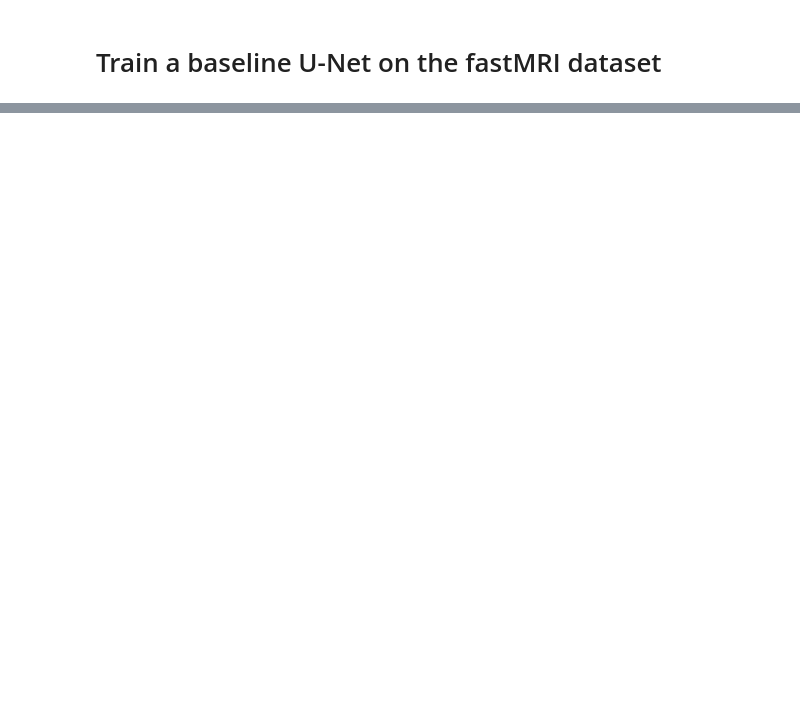
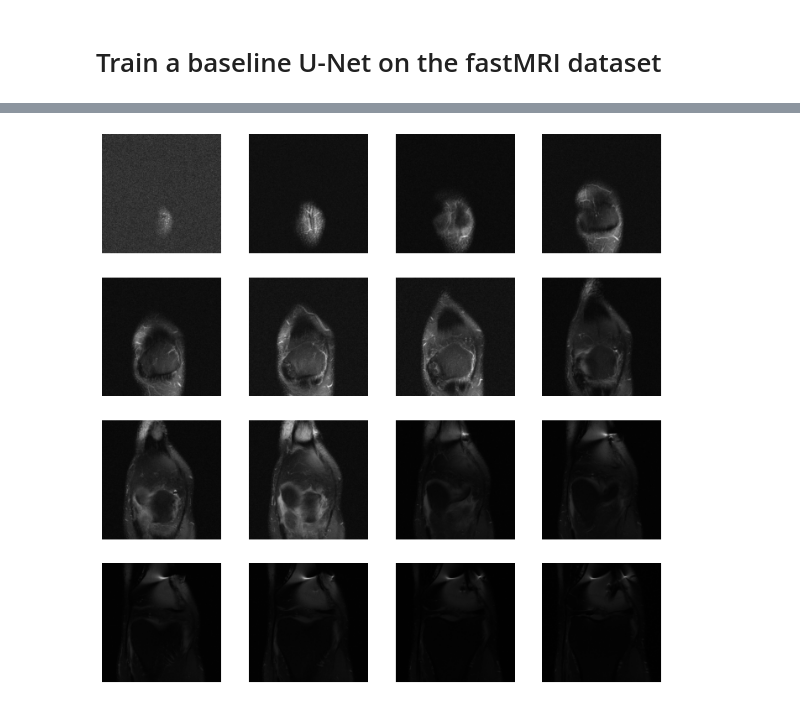
Before and after one commit to mrphys/tensorflow-mri, a Jupyter notebook: tools/docs/tutorials/recon/unet_fastmri.ipynb, the cells around one changed output, grey strips where cells are left out. Cells and saved outputs as stored; diff of their text form; code cells hidden in the pictures; blank space fills up the shorter version.

Commit message:
Enable reconstruction with dynamic image shape

```diff
--- a/tools/docs/tutorials/recon/unet_fastmri.ipynb
+++ b/tools/docs/tutorials/recon/unet_fastmri.ipynb
@@ -10,10 +17,12 @@ import tensorflow_mri as tfmri
 # %%
 # If necessary, change the path names here.
-data_path_train = "fastmri/brain_multicoil_train"
-data_path_val = "fastmri/brain_multicoil_val"
-data_path_test = "fastmri/brain_multicoil_test"
+fastmri_path = pathlib.Path("/media/storage/fastmri")
+
+data_path_train = fastmri_path / "knee_multicoil_train_temp"
+data_path_val = fastmri_path / "knee_multicoil_val_temp"
+data_path_test = fastmri_path / "knee_multicoil_test_temp"
 # %%
-files_train = glob.glob("*.h5", root_dir=data_path_train)
-files_val = glob.glob("*.h5", root_dir=data_path_val)
-files_test = glob.glob("*.h5", root_dir=data_path_test)
+files_train = data_path_train.glob("*.h5")
+files_val = data_path_val.glob("*.h5")
+files_test = data_path_test.glob("*.h5")
 # %%
@@ -82,0 +116,3 @@ ds_test = create_fastmri_dataset(files_test,
+# %%
+for example in ds_train.take(16):
+  print(example['kspace'].shape)
@@ -82,0 +136,13 @@ ds_test = create_fastmri_dataset(files_test,
+# %%
+def show_examples(ds, fn):
+  _, axs = plt.subplots(4, 4, figsize=(12, 12))
+  for index, example in enumerate(ds.take(16)):
+    i, j = index // 4, index % 4
+    axs[i, j].imshow(fn(example), cmap='gray')
+    axs[i, j].axis('off')
+  plt.show()
+
+display_fn = lambda example: example['reconstruction_rss'].numpy()
+show_examples(ds_train, display_fn)
+# %% [output]
+[figure, added]
```
Also changed, not shown: parts of 10 cells of this notebook, 8 other files.
